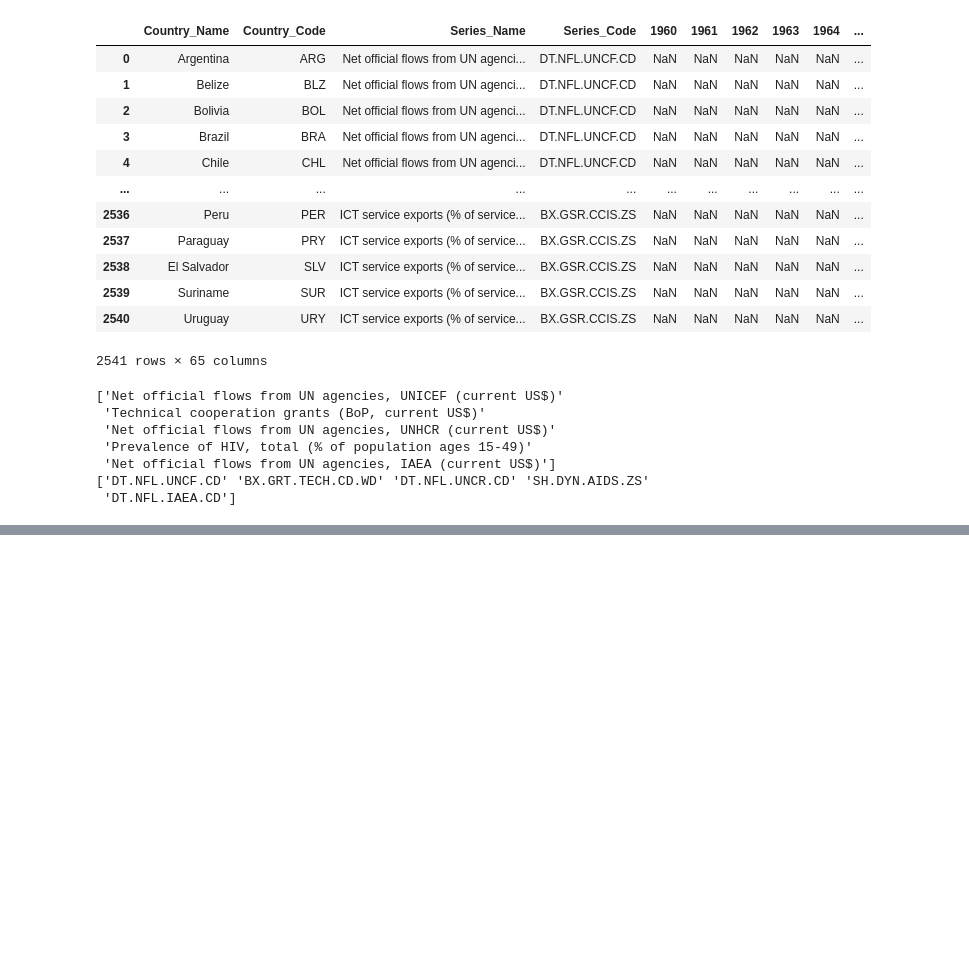
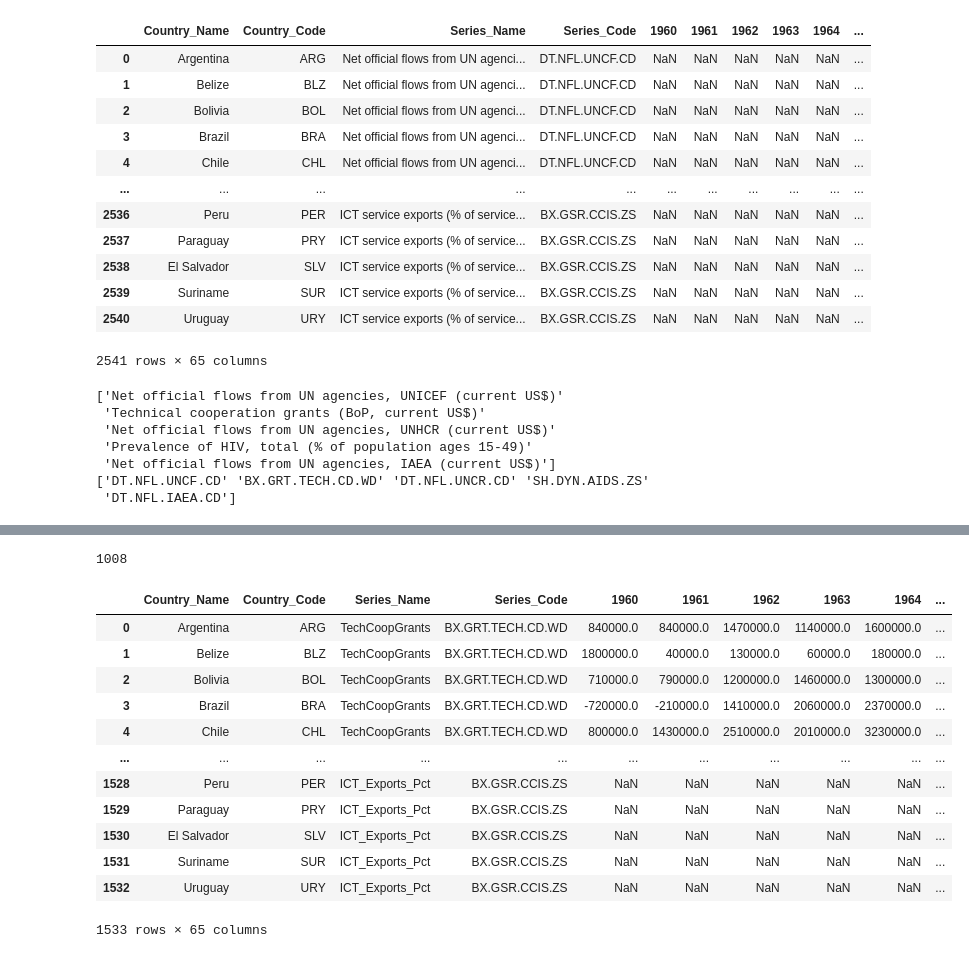
Before and after one commit to DSKUS-Foreign-Aid/Foreign_Aid, a Jupyter notebook: EDA.ipynb, the cells around one changed output, grey strips where cells are left out. Saved outputs shown, nothing was run; the diff lists cells and outputs as text; code cells hidden in the pictures; blank space fills up the shorter version.

```diff
--- a/EDA.ipynb
+++ b/EDA.ipynb
@@ -55,9 +56,9 @@ series_info
 # %%
-def get_series_info(series_code):
-    sheet = pd.read_excel('./Series.xlsx')
-    row = sheet.loc[sheet['Series_Code']==series_code]
+def get_series_info(excel, series_code):
+    row = excel.loc[excel['Series_Code']==series_code]
 
     s_name = row['Series_Name'].values[0]
+    s_new_name = row['New_Series_Name'].values[0]
     s_info = row['sourceNote'].values[0]
-    return s_name, s_info
+    return s_name, s_new_name, s_info
 # %%
@@ -69 +73,9 @@ Individuals using the Internet (% of population)
 Internet users are individuals who have used the Internet (from any location) in the last 3 months. The Internet can be used via a computer, mobile phone, personal digital assistant, games machine, di ...
+# %%
+del_series = []
+for _, row in series_info.iterrows():
+    if type(row['New_Series_Name']) == float: # NaN
+        del_series.append(row['Series_Code'])
+
+print(len(del_series))
+del_series[:5]
@@ -69,0 +89,32 @@ Internet users are individuals who have used the Internet (from any location) in
+# %%
+del_index = []
+for index, row in df.iterrows():
+    if row['Series_Code'] in del_series:
+        del_index.append(index)
+
+    else:
+        _, series_new_name, _ = get_series_info(sheet, row['Series_Code'])
+        df = df.replace(row['Series_Name'], series_new_name)
+
+len(del_index)
+# %% [output]
+1008
+# %%
+new_df = df.drop(del_index)
+new_df = new_df.reset_index()
+new_df = new_df.drop(['index'], axis=1)
+new_df
+# %% [output]
+|  | Country_Name | Country_Code | Series_Name | Series_Code | 1960 | 1961 | 1962 | 1963 | 1964 | ... |
+| 0 | Argentina | ARG | TechCoopGrants | BX.GRT.TECH.CD.WD | 840000.0 | 840000.0 | 1470000.0 | 1140000.0 | 1600000.0 | ... |
+| 1 | Belize | BLZ | TechCoopGrants | BX.GRT.TECH.CD.WD | 1800000.0 | 40000.0 | 130000.0 | 60000.0 | 180000.0 | ... |
+| 2 | Bolivia | BOL | TechCoopGrants | BX.GRT.TECH.CD.WD | 710000.0 | 790000.0 | 1200000.0 | 1460000.0 | 1300000.0 | ... |
+| 3 | Brazil | BRA | TechCoopGrants | BX.GRT.TECH.CD.WD | -720000.0 | -210000.0 | 1410000.0 | 2060000.0 | 2370000.0 | ... |
+| 4 | Chile | CHL | TechCoopGrants | BX.GRT.TECH.CD.WD | 800000.0 | 1430000.0 | 2510000.0 | 2010000.0 | 3230000.0 | ... |
+| ... | ... | ... | ... | ... | ... | ... | ... | ... | ... | ... |
+| 1528 | Peru | PER | ICT_Exports_Pct | BX.GSR.CCIS.ZS | NaN | NaN | NaN | NaN | NaN | ... |
+| 1529 | Paraguay | PRY | ICT_Exports_Pct | BX.GSR.CCIS.ZS | NaN | NaN | NaN | NaN | NaN | ... |
+| 1530 | El Salvador | SLV | ICT_Exports_Pct | BX.GSR.CCIS.ZS | NaN | NaN | NaN | NaN | NaN | ... |
+| 1531 | Suriname | SUR | ICT_Exports_Pct | BX.GSR.CCIS.ZS | NaN | NaN | NaN | NaN | NaN | ... |
+| 1532 | Uruguay | URY | ICT_Exports_Pct | BX.GSR.CCIS.ZS | NaN | NaN | NaN | NaN | NaN | ... |
+1533 rows × 65 columns
```
Also changed, not shown: parts of 4 cells of this notebook, 1 other file.
